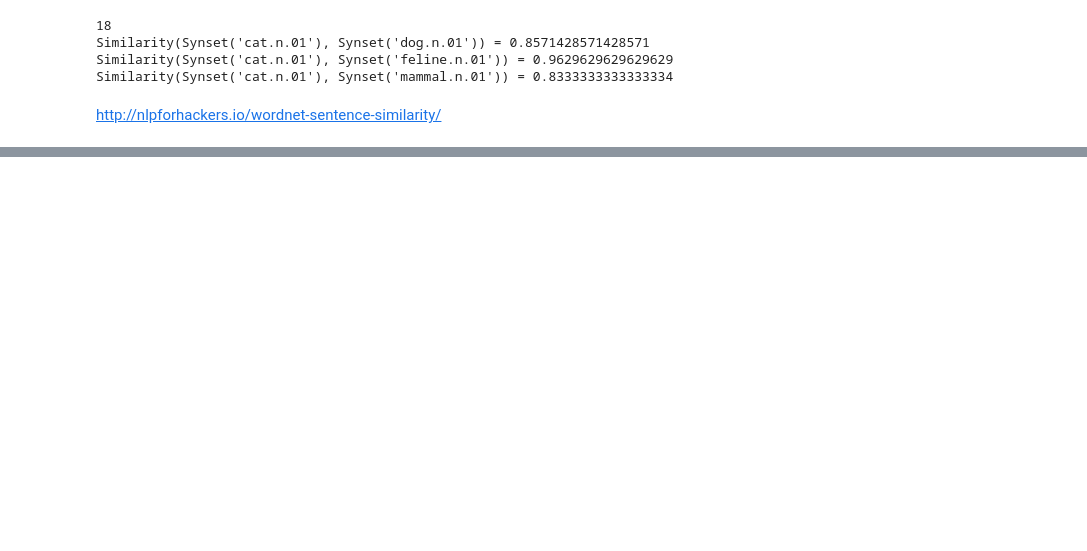
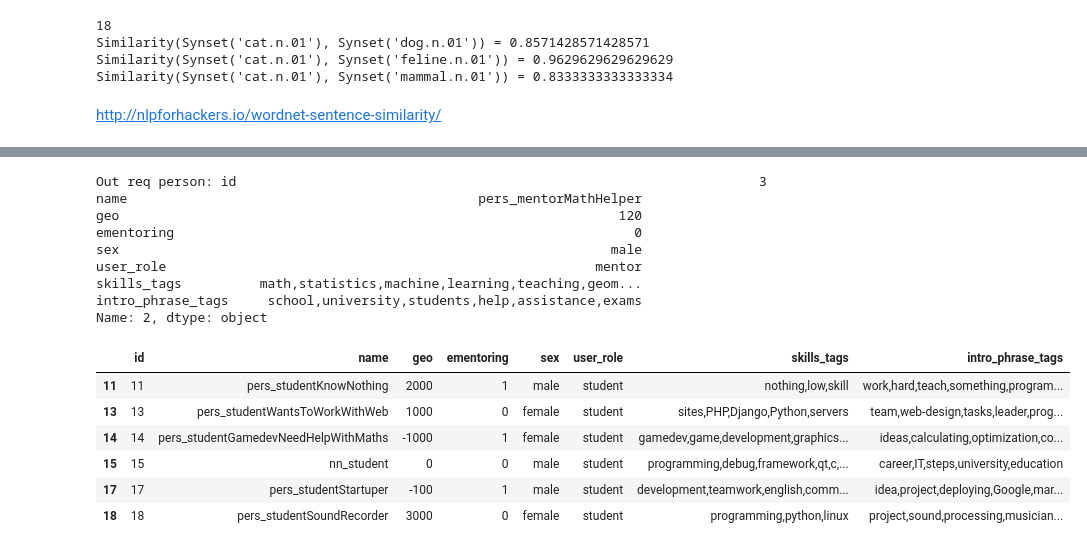
Before and after one commit to yaPhilya/Mentor_Hack, a Jupyter notebook: backend/backend.ipynb, the cells around one changed output, grey strips where cells are left out. Saved outputs shown, nothing was run; the diff lists cells and outputs as text; code cells hidden in the pictures; blank space fills up the shorter version.

```diff
--- a/backend/backend.ipynb
+++ b/backend/backend.ipynb
@@ -330,0 +245,2 @@ True
+# %%
+data = custom_small_set
@@ -330,0 +277,19 @@ True
+# %%
+closest_people(2)
+# %% [output]
+Out req person: id                                                                   3
+name                                             pers_mentorMathHelper
+geo                                                                120
+ementoring                                                           0
+sex                                                               male
+user_role                                                       mentor
+skills_tags          math,statistics,machine,learning,teaching,geom...
+intro_phrase_tags     school,university,students,help,assistance,exams
+Name: 2, dtype: object
+|  | id | name | geo | ementoring | sex | user_role | skills_tags | intro_phrase_tags |
+| 11 | 11 | pers_studentKnowNothing | 2000 | 1 | male | student | nothing,low,skill | work,hard,teach,something,program... |
+| 13 | 13 | pers_studentWantsToWorkWithWeb | 1000 | 0 | female | student | sites,PHP,Django,Python,servers | team,web-design,tasks,leader,prog... |
+| 14 | 14 | pers_studentGamedevNeedHelpWithMaths | -1000 | 1 | female | student | gamedev,game,development,graphics... | ideas,calculating,optimization,co... |
+| 15 | 15 | nn_student | 0 | 0 | male | student | programming,debug,framework,qt,c,... | career,IT,steps,university,education |
+| 17 | 17 | pers_studentStartuper | -100 | 1 | male | student | development,teamwork,english,comm... | idea,project,deploying,Google,mar... |
+| 18 | 18 | pers_studentSoundRecorder | 3000 | 0 | female | student | programming,python,linux | project,sound,processing,musician... |
```
Also changed, not shown: parts of 25 cells of this notebook.
